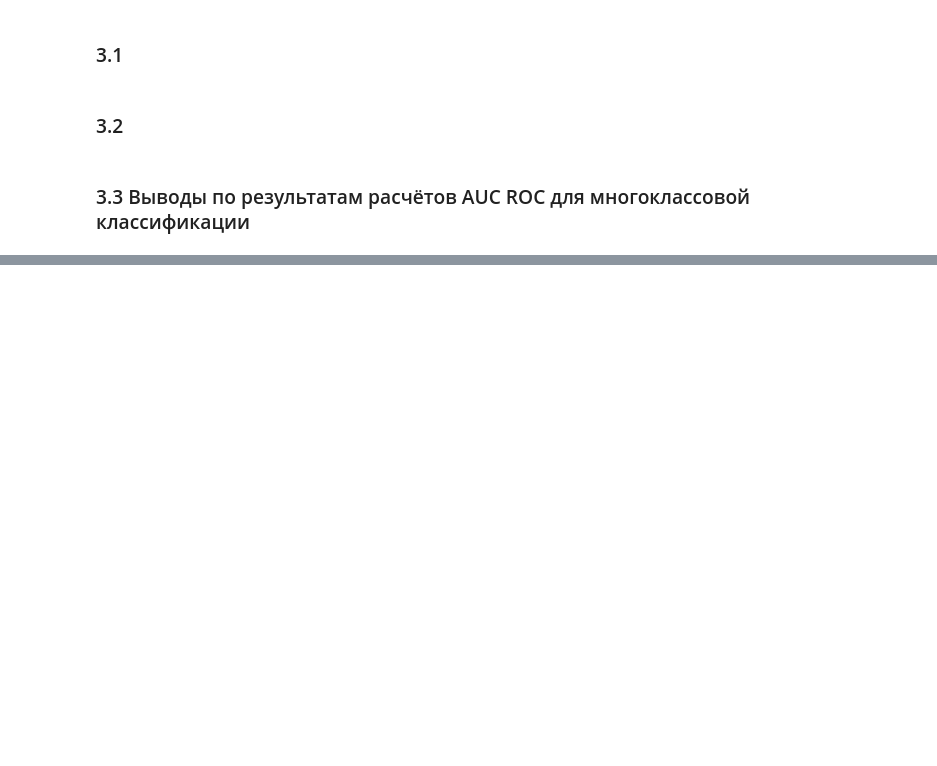
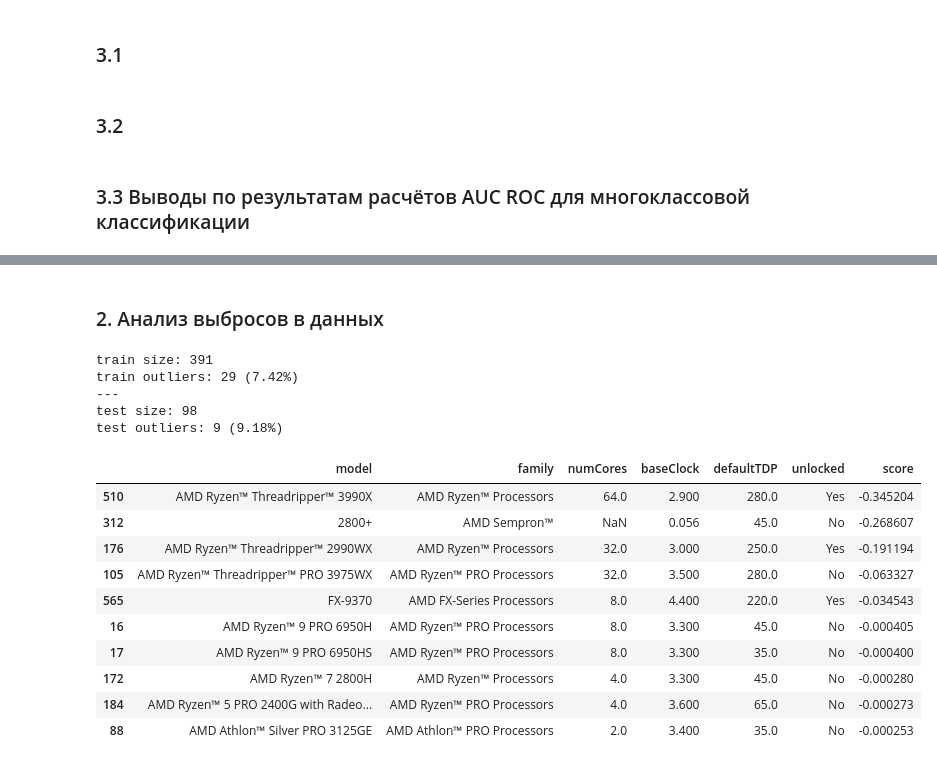
Before and after one commit to sircuspelle/AI-systems-course, a Jupyter notebook: Lab3/src/lab3/lab3.ipynb, the cells around one changed output, grey strips where cells are left out. Saved outputs shown, nothing was run; the diff lists cells and outputs as text; code cells hidden in the pictures; blank space fills up the shorter version.

```diff
--- a/Lab3/src/lab3/lab3.ipynb
+++ b/Lab3/src/lab3/lab3.ipynb
@@ -465,0 +501,55 @@ RocCurveDisplay.from_estimator(dummy, X_test, y_test, ax=ax, name='DummyClassifi
+# %% [markdown]
+### 2. Анализ выбросов в данных
+# %%
+from sklearn.svm import OneClassSVM
+
+# novelty detection
+NU_OUTLIERS = 0.05
+
+oc_svm = OneClassSVM(kernel='rbf', nu=NU_OUTLIERS, gamma='scale')
+# unsupervised
+oc_svm.fit(X_train_pr)
+
+train_preds = oc_svm.predict(X_train_pr)
+test_preds = oc_svm.predict(X_test_pr)
+
+# distance between object and border
+train_scores = oc_svm.decision_function(X_train_pr)
+
+outliers_train_count = (train_preds == -1).sum()
+outliers_train_ratio = outliers_train_count / len(train_preds) * 100
+
+outliers_test_count = (test_preds == -1).sum()
+outliers_test_ratio = outliers_test_count / len(test_preds) * 100
+
+print(f"train size: {len(train_preds)}")
+print(f"train outliers: {outliers_train_count} ({outliers_train_ratio:.2f}%)")
+
+print("---")
+print(f"test size: {len(test_preds)}")
+print(f"test outliers: {outliers_test_count} ({outliers_test_ratio:.2f}%)")
+# %% [output]
+train size: 391
+train outliers: 29 (7.42%)
+---
+test size: 98
+test outliers: 9 (9.18%)
+# %%
+train_analysis_df = df.loc[X_train.index].copy()
+train_analysis_df['anomaly'] = np.where(train_preds == -1, 'outline', 'inline')
+train_analysis_df['score'] = train_scores
+
+outliers_sample = train_analysis_df[train_analysis_df['anomaly'] == 'outline'].sort_values(by='score')
+display(outliers_sample[['model', 'family', 'numCores', 'baseClock', 'defaultTDP', 'unlocked', 'score']].head(10))
+# %% [output]
+|  | model | family | numCores | baseClock | defaultTDP | unlocked | score |
+| 510 | AMD Ryzen™ Threadripper™ 3990X | AMD Ryzen™ Processors | 64.0 | 2.900 | 280.0 | Yes | -0.345204 |
+| 312 | 2800+ | AMD Sempron™ | NaN | 0.056 | 45.0 | No | -0.268607 |
+| 176 | AMD Ryzen™ Threadripper™ 2990WX | AMD Ryzen™ Processors | 32.0 | 3.000 | 250.0 | Yes | -0.191194 |
+| 105 | AMD Ryzen™ Threadripper™ PRO 3975WX | AMD Ryzen™ PRO Processors | 32.0 | 3.500 | 280.0 | No | -0.063327 |
+| 565 | FX-9370 | AMD FX-Series Processors | 8.0 | 4.400 | 220.0 | Yes | -0.034543 |
+| 16 | AMD Ryzen™ 9 PRO 6950H | AMD Ryzen™ PRO Processors | 8.0 | 3.300 | 45.0 | No | -0.000405 |
+| 17 | AMD Ryzen™ 9 PRO 6950HS | AMD Ryzen™ PRO Processors | 8.0 | 3.300 | 35.0 | No | -0.000400 |
+| 172 | AMD Ryzen™ 7 2800H | AMD Ryzen™ Processors | 4.0 | 3.300 | 45.0 | No | -0.000280 |
+| 184 | AMD Ryzen™ 5 PRO 2400G with Radeo... | AMD Ryzen™ PRO Processors | 4.0 | 3.600 | 65.0 | No | -0.000273 |
+| 88 | AMD Athlon™ Silver PRO 3125GE | AMD Athlon™ PRO Processors | 2.0 | 3.400 | 35.0 | No | -0.000253 |
```
Also changed, not shown: parts of 7 cells of this notebook.
